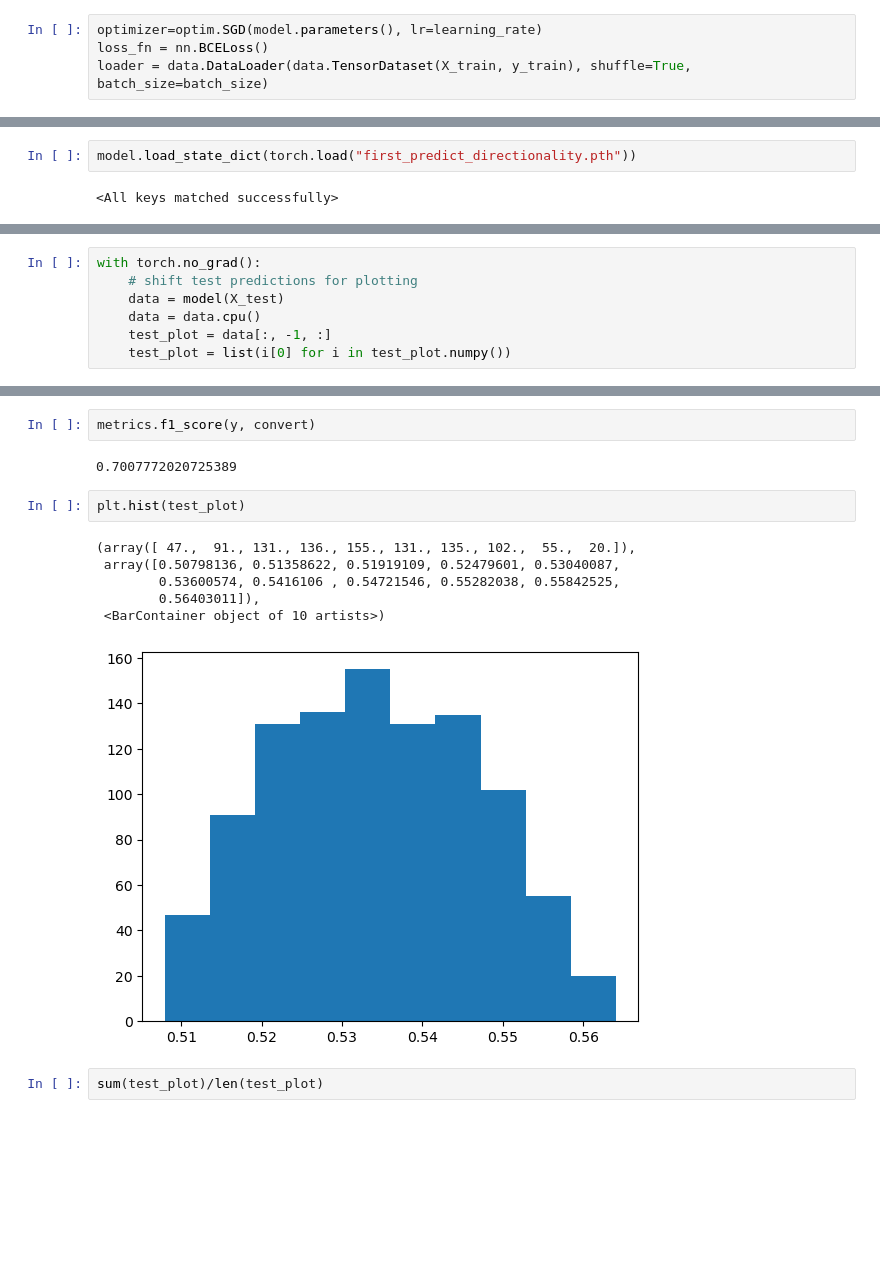
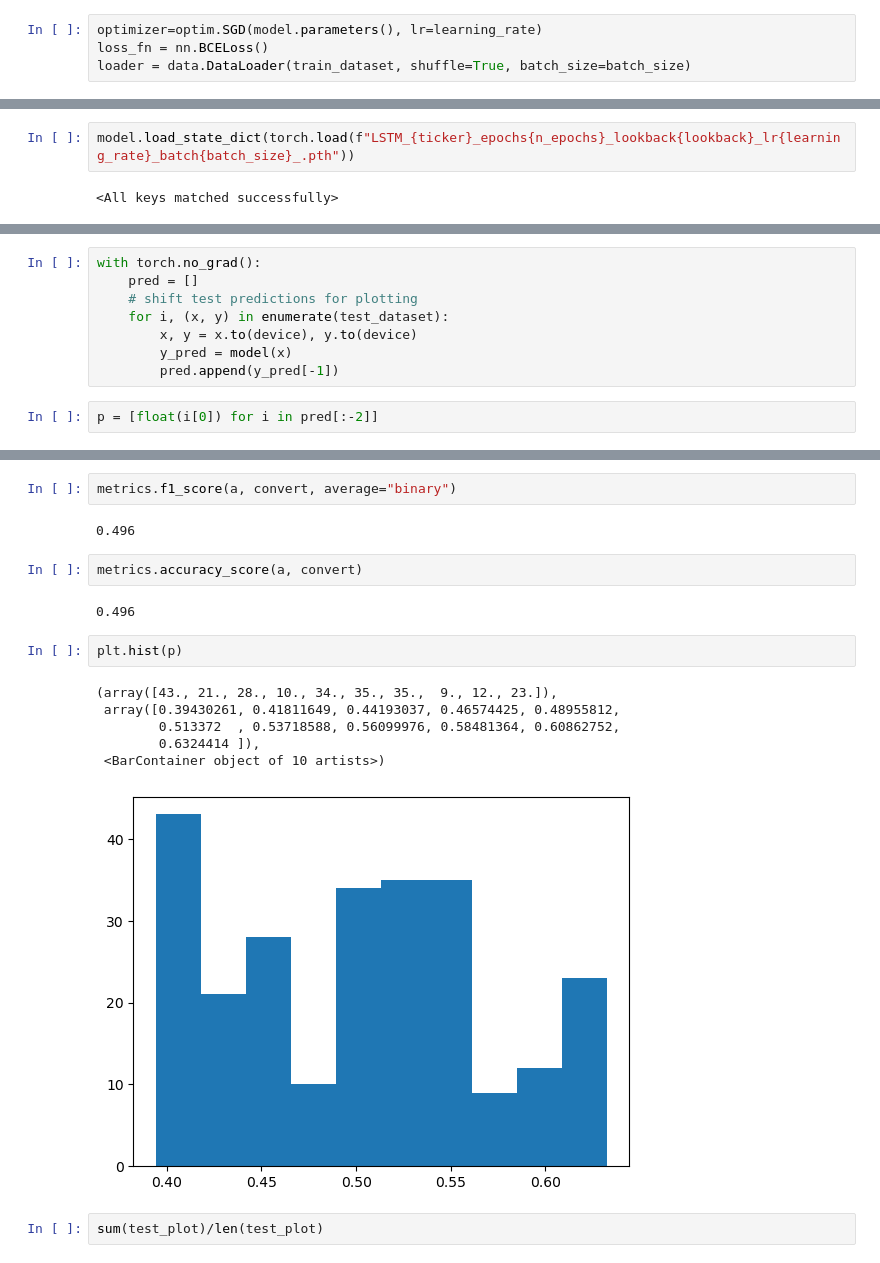
Before and after one commit to becauselol/stock_prediction, a Jupyter notebook: lstm/Own LSTM code predict Up or Down.ipynb, the cells around one changed output, grey strips where cells are left out. Saved outputs shown, nothing was run; the diff lists cells and outputs as text; blank space fills up the shorter version.

```diff
--- a/lstm/Own LSTM code predict Up or Down.ipynb
+++ b/lstm/Own LSTM code predict Up or Down.ipynb
@@ -112,7 +219,7 @@ lstmModel(
 # %%
 optimizer=optim.SGD(model.parameters(), lr=learning_rate)
 loss_fn = nn.BCELoss()
-loader = data.DataLoader(data.TensorDataset(X_train, y_train), shuffle=True, batch_size=batch_size)
+loader = data.DataLoader(train_dataset, shuffle=True, batch_size=batch_size)
 # %%
 model.cuda()
 # %% [output]
@@ -155,5 +264,5 @@ torch.save(model.state_dict(), "only_stock_predict_directionality.pth")
 # %%
-model.load_state_dict(torch.load("first_predict_directionality.pth"))
+model.load_state_dict(torch.load(f"LSTM_{ticker}_epochs{n_epochs}_lookback{lookback}_lr{learning_rate}_batch{batch_size}_.pth"))
 # %% [output]
 <All keys matched successfully>
 # %%
@@ -170,7 +301,10 @@ sum([len(i) for i in model.parameters()])
 # %%
 with torch.no_grad():
+    pred = []
     # shift test predictions for plotting
-    data = model(X_test)
-    data = data.cpu()
-    test_plot = data[:, -1, :]
-    test_plot = list(i[0] for i in test_plot.numpy())
+    for i, (x, y) in enumerate(test_dataset):
+        x, y = x.to(device), y.to(device)
+        y_pred = model(x)
+        pred.append(y_pred[-1])
+# %%
+p = [float(i[0]) for i in pred[:-2]]
@@ -194,16 +341,20 @@ metrics.f1_score(y, np.array([1] * len(y)))
 # %%
-metrics.f1_score(y, convert)
+metrics.f1_score(a, convert, average="binary")
 # %% [output]
-0.7007772020725389
+0.496
+# %%
+metrics.accuracy_score(a, convert)
+# %% [output]
+0.496
 # %%
-plt.hist(test_plot)
+plt.hist(p)
 # %% [output]
-(array([ 47.,  91., 131., 136., 155., 131., 135., 102.,  55.,  20.]),
- array([0.50798136, 0.51358622, 0.51919109, 0.52479601, 0.53040087,
-        0.53600574, 0.5416106 , 0.54721546, 0.55282038, 0.55842525,
-        0.56403011]),
+(array([43., 21., 28., 10., 34., 35., 35.,  9., 12., 23.]),
+ array([0.39430261, 0.41811649, 0.44193037, 0.46574425, 0.48955812,
+        0.513372  , 0.53718588, 0.56099976, 0.58481364, 0.60862752,
+        0.6324414 ]),
  <BarContainer object of 10 artists>)
-[figure, old version]
+[figure, new version]
 # %%
 sum(test_plot)/len(test_plot)
 # %% [output]
```
Also changed, not shown: parts of 51 cells of this notebook, 23 other files.
